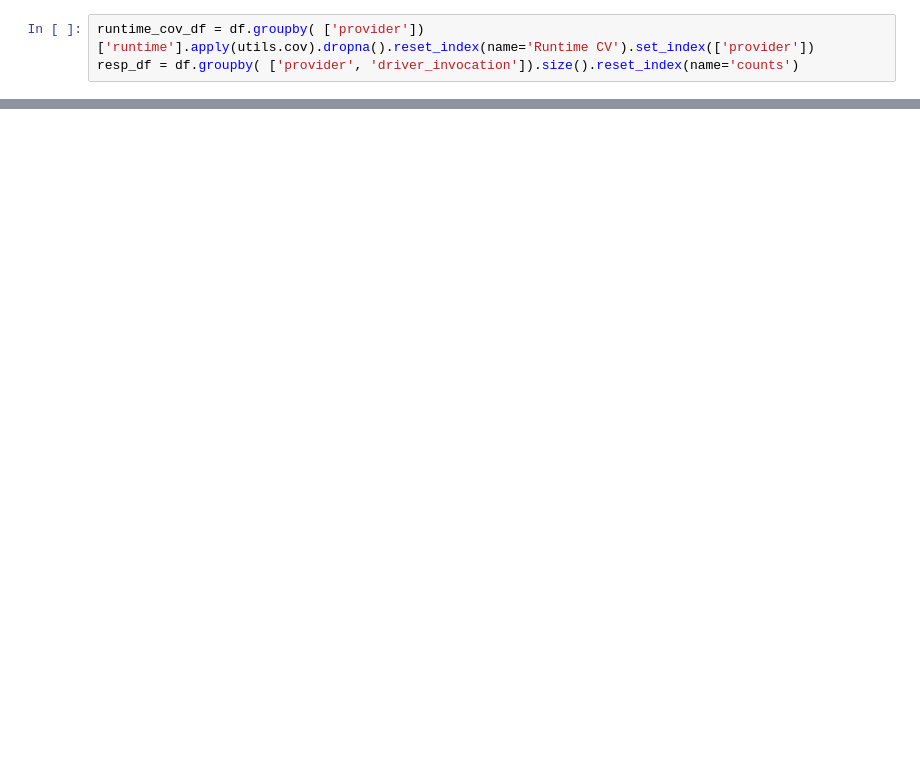
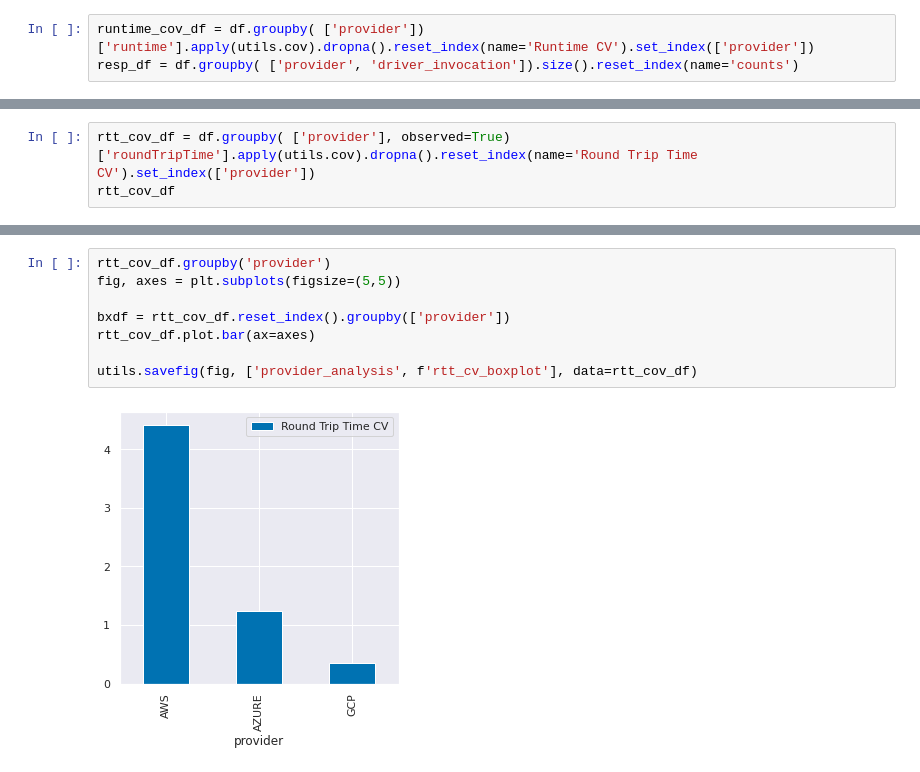
Before and after one commit to l8518/geot-faas, a Jupyter notebook: 020_provider_analysis.ipynb, the cells around one changed output, grey strips where cells are left out. Cells and saved outputs as stored; diff of their text form; blank space fills up the shorter version.

```diff
--- a/020_provider_analysis.ipynb
+++ b/020_provider_analysis.ipynb
@@ -80,0 +81,3 @@ GCP       0.191116
+# %%
+rtt_cov_df = df.groupby( ['provider'], observed=True)['roundTripTime'].apply(utils.cov).dropna().reset_index(name='Round Trip Time CV').set_index(['provider'])
+rtt_cov_df
@@ -80,0 +90,10 @@ GCP       0.191116
+# %%
+rtt_cov_df.groupby('provider')
+fig, axes = plt.subplots(figsize=(5,5))
+
+bxdf = rtt_cov_df.reset_index().groupby(['provider'])
+rtt_cov_df.plot.bar(ax=axes)
+
+utils.savefig(fig, ['provider_analysis', f'rtt_cv_boxplot'], data=rtt_cov_df)
+# %% [output]
+[figure, added]
```
Also changed, not shown: parts of 3 cells of this notebook, 2 other files.
